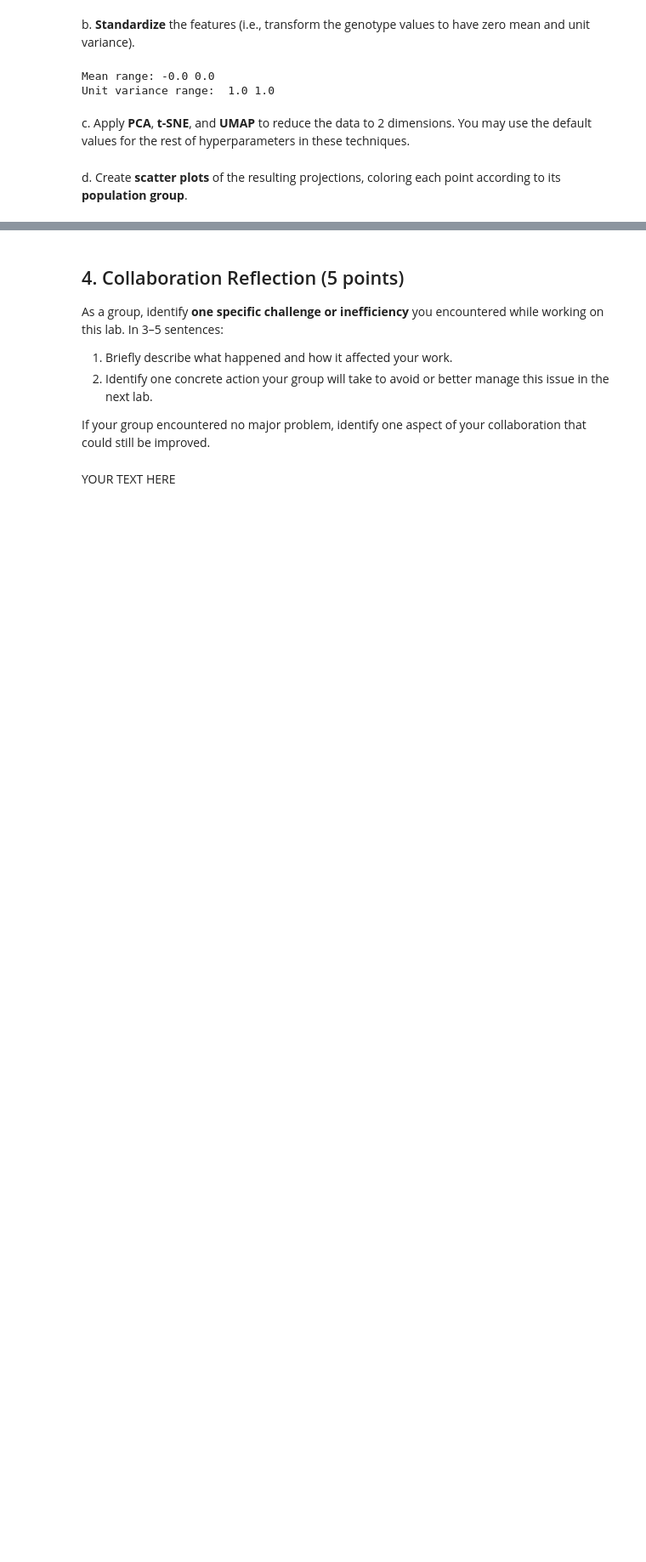
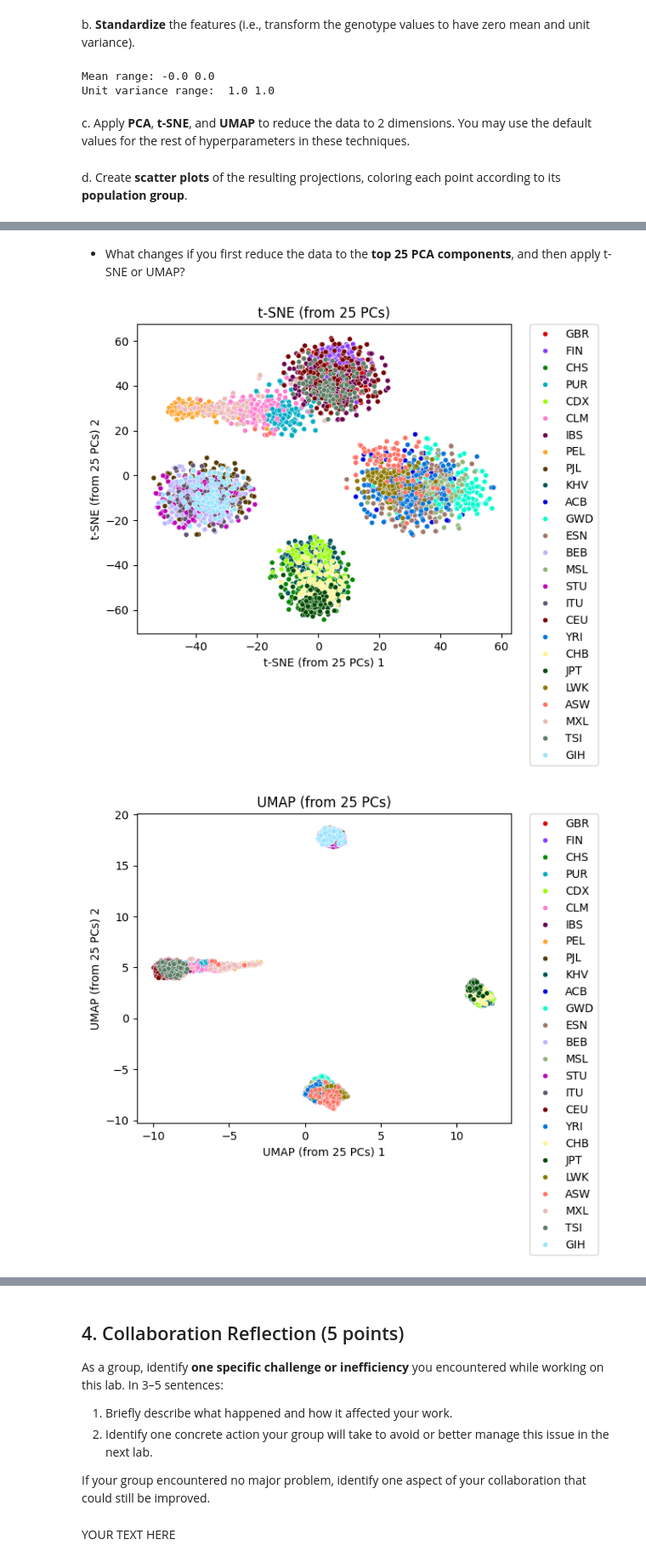
Before and after one commit to james-torgerson/ds4021_lab03, a Jupyter notebook: 03-tsne-and-umap.ipynb, the cells around one changed output, grey strips where cells are left out. Shown at 85% size. Cells and saved outputs as stored; diff of their text form; code cells hidden in the pictures; blank space fills up the shorter version.

```diff
--- a/03-tsne-and-umap.ipynb
+++ b/03-tsne-and-umap.ipynb
@@ -287,0 +323,31 @@ Please elaborate on your answers and use the plots to support your discussion.
+# %% [markdown]
+- What changes if you first reduce the data to the **top 25 PCA components**, and then apply t-SNE or UMAP?
+# %%
+# reduce to top 25 PCA components
+pca_25 = PCA(n_components=25)
+X_pca25 = pca_25.fit_transform(X_gen)
+
+#apply t-SNE + UMAP
+tsne_from_pca = TSNE(n_components=2, random_state=1234).fit_transform(X_pca25)
+umap_from_pca = umap.UMAP(n_components=2, random_state=1234).fit_transform(X_pca25)
+
+# visualize
+projections_25 = {
+    "t-SNE (from 25 PCs)": tsne_from_pca,
+    "UMAP (from 25 PCs)": umap_from_pca
+}
+
+for name, i in projections_25.items():
+    plt.figure(figsize=(6, 5))
+    sns.scatterplot(
+        x=i[:, 0], y=i[:, 1],
+        hue=labels, s=20, palette=sns.color_palette(cc.glasbey, n_colors=26)
+    )
+    plt.title(name)
+    plt.xlabel(f"{name} 1")
+    plt.ylabel(f"{name} 2")
+    plt.legend(bbox_to_anchor=(1.05, 1), loc='upper left', borderaxespad=0.)
+    plt.show()
+# %% [output]
+[figure, added]
+[figure, added]
```
Also changed, not shown: parts of 9 cells of this notebook.
